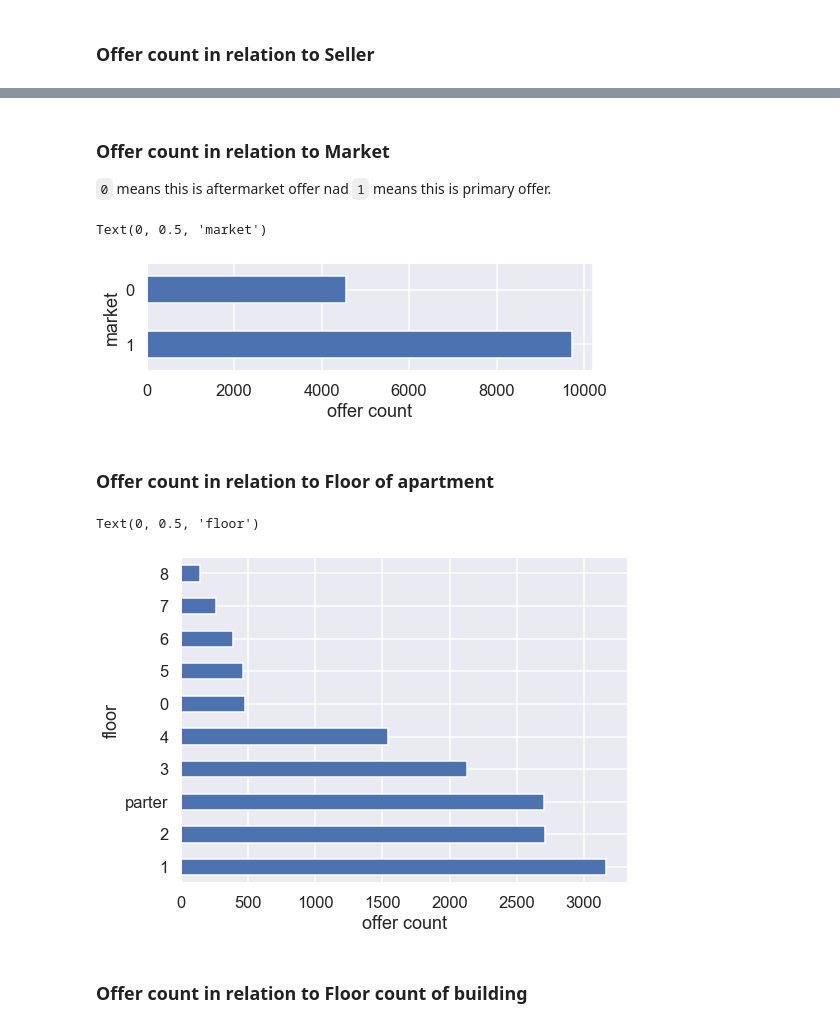
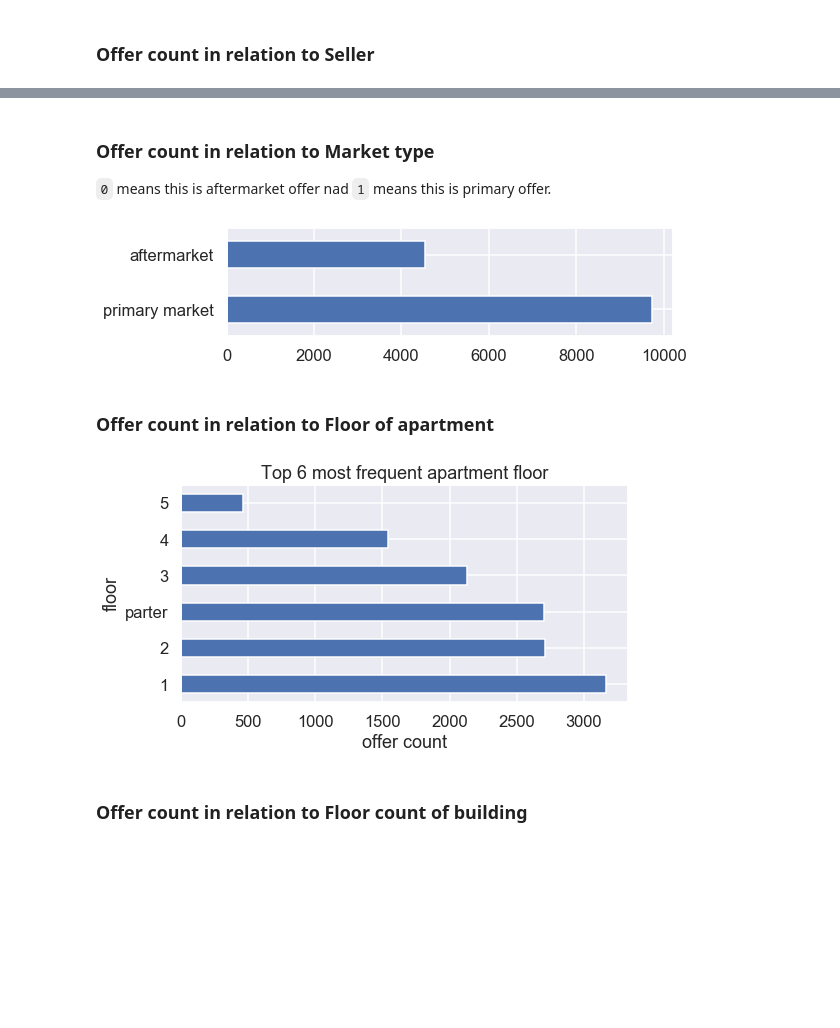
Before and after one commit to BartoszTonia/otodom_notebook, a Jupyter notebook: sell_apartment_overview.ipynb, the cells around one changed output, grey strips where cells are left out. Drawn from its saved outputs; the diff is of its cells as text; code cells hidden in the pictures; blank space fills up the shorter version.

```diff
--- a/sell_apartment_overview.ipynb
+++ b/sell_apartment_overview.ipynb
@@ -141,24 +141,22 @@ df['seller'].value_counts().head(10).sort_index(ascending=False).plot(kind='barh
 [figure]
 # %% [markdown]
-### Offer count in relation to Market
+### Offer count in relation to Market type
 
 `0` means this is aftermarket offer nad `1` means this is primary offer.
 # %%
-df['market'].value_counts().plot(kind='barh', figsize=(8,2))
-plt.xlabel('offer count')
-plt.ylabel('market')
+df['market'].value_counts().plot(kind='barh', figsize=(8,2)).set_yticklabels(['primary market','aftermarket'])
+plt.show()
 # %% [output]
-Text(0, 0.5, 'market')
-[figure, old version]
+[figure, new version]
 # %% [markdown]
 ### Offer count in relation to Floor of apartment
 # %%
-df['floor'].value_counts().head(10).plot(kind='barh', figsize=(8,6))
-plt.xlabel('offer count')
-plt.ylabel('floor')
+index = df['floor'] != '0'  # remove offers without apartment floor information
+ax = df[index]['floor'].value_counts().head(6).plot(kind='barh', figsize=(8,4))
+ax.set(xlabel='offer count', ylabel='floor', title='Top 6 most frequent apartment floor')
+plt.show()
 # %% [output]
-Text(0, 0.5, 'floor')
-[figure, old version]
+[figure, new version]
 # %% [markdown]
 ### Offer count in relation to Floor count of building
 # %%
```
Also changed, not shown: parts of 13 cells of this notebook.
